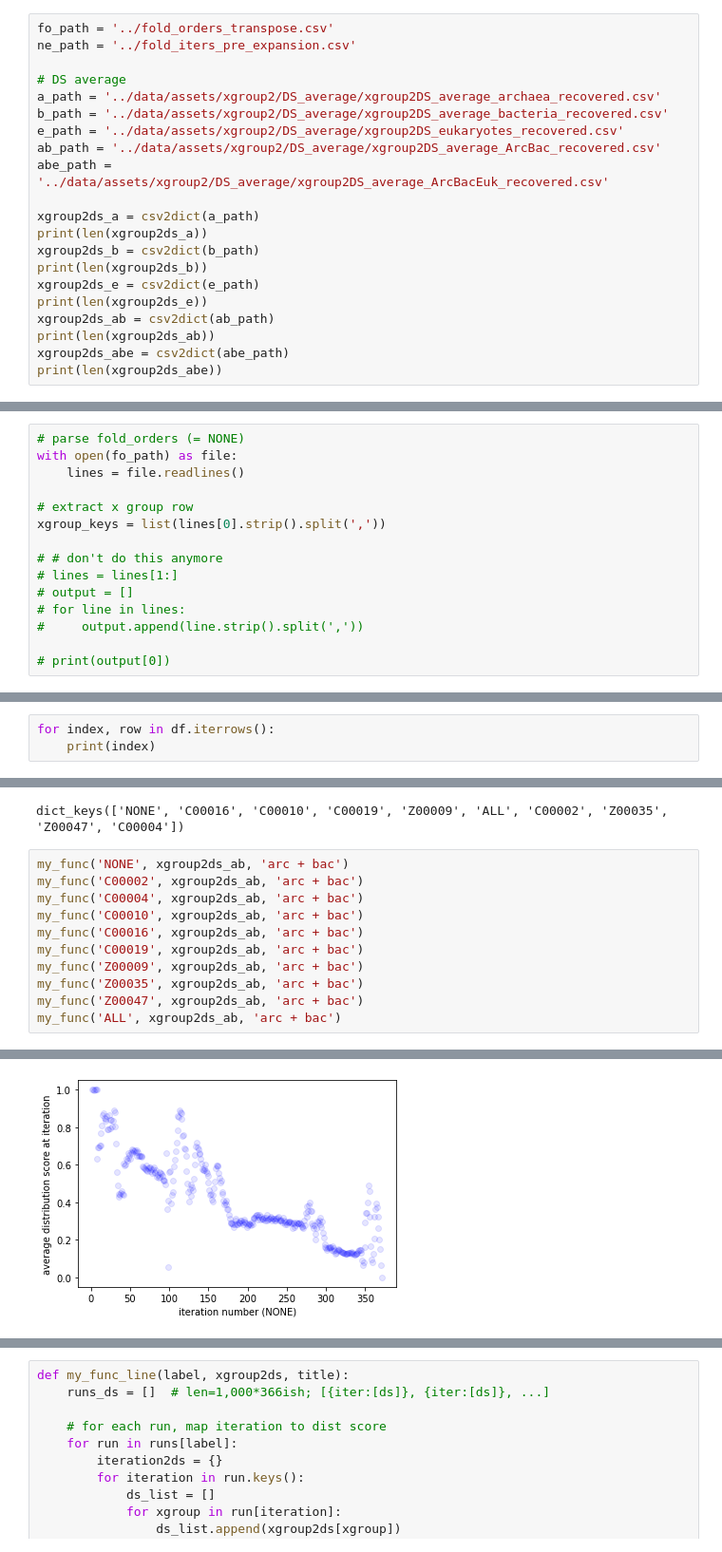
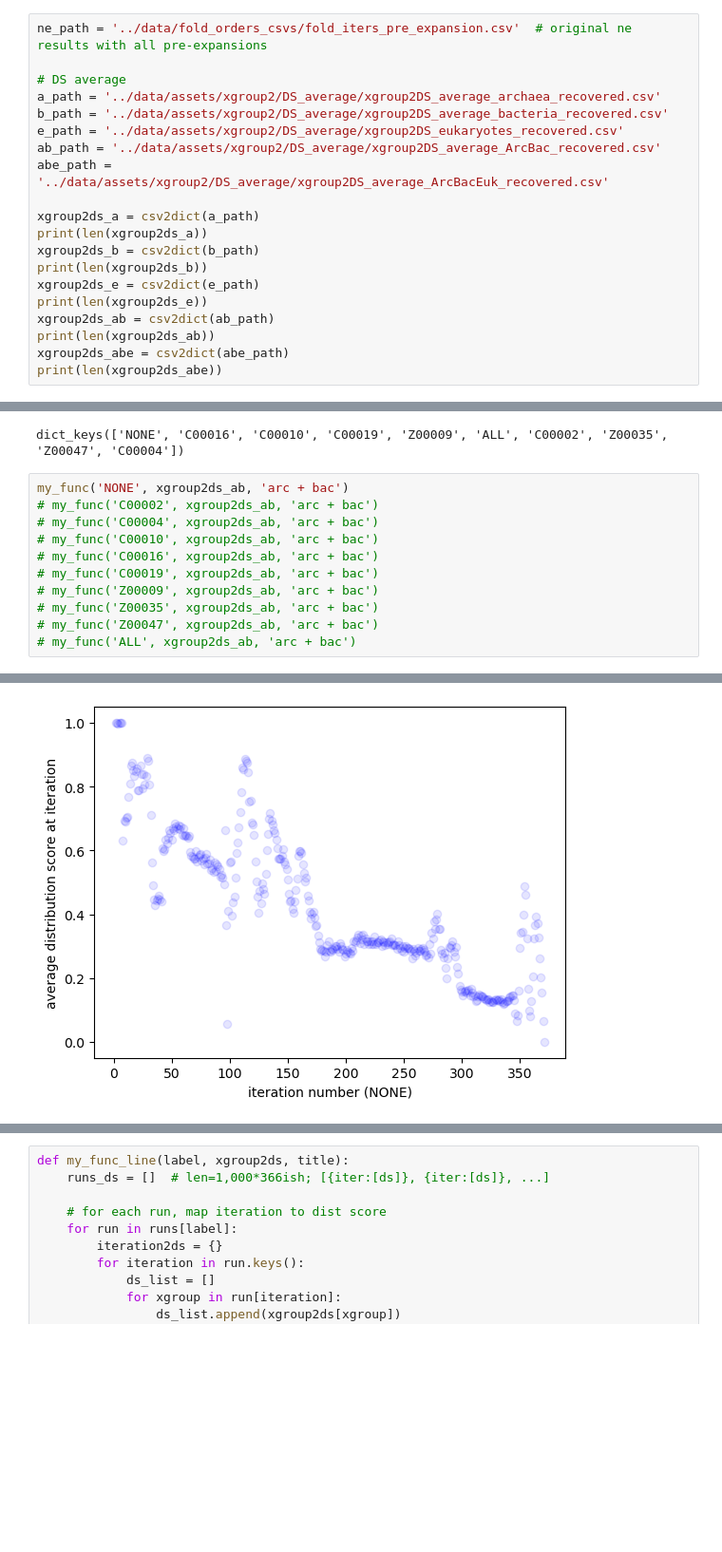
Before and after one commit to tseamuscorlett/enzyme-gated-network-expansion, a Jupyter notebook: (3B)aveDS_at_iter_vs_iterNum_20240213.ipynb, the cells around one changed output, grey strips where cells are left out. Shown at 95% size. Cells and saved outputs as stored; diff of their text form; blank space fills up the shorter version.

```diff
--- a/(3B)aveDS_at_iter_vs_iterNum_20240213.ipynb
+++ b/(3B)aveDS_at_iter_vs_iterNum_20240213.ipynb
@@ -32,8 +32,7 @@ def csv2dict(csv_file_path):
 
     return result_dict
 # %%
-fo_path = '../fold_orders_transpose.csv'
-ne_path = '../fold_iters_pre_expansion.csv'
+ne_path = '../data/fold_orders_csvs/fold_iters_pre_expansion.csv'  # original ne results with all pre-expansions
 
 # DS average
 a_path = '../data/assets/xgroup2/DS_average/xgroup2DS_average_archaea_recovered.csv'
@@ -63,15 +59,0 @@ print(len(xgroup2ds_abe))
-# %%
-# parse fold_orders (= NONE)
-with open(fo_path) as file:
-    lines = file.readlines()
-
-# extract x group row
-xgroup_keys = list(lines[0].strip().split(','))
-
-# # don't do this anymore
-# lines = lines[1:]
-# output = []
-# for line in lines:
-#     output.append(line.strip().split(','))
-
-# print(output[0])
@@ -172,3 +91,0 @@ df.head()
-# %%
-for index, row in df.iterrows():
-    print(index)
@@ -266,15 +164,15 @@ runs.keys()
 dict_keys(['NONE', 'C00016', 'C00010', 'C00019', 'Z00009', 'ALL', 'C00002', 'Z00035', 'Z00047', 'C00004'])
 # %%
 my_func('NONE', xgroup2ds_ab, 'arc + bac')
-my_func('C00002', xgroup2ds_ab, 'arc + bac')
-my_func('C00004', xgroup2ds_ab, 'arc + bac')
-my_func('C00010', xgroup2ds_ab, 'arc + bac')
-my_func('C00016', xgroup2ds_ab, 'arc + bac')
-my_func('C00019', xgroup2ds_ab, 'arc + bac')
-my_func('Z00009', xgroup2ds_ab, 'arc + bac')
-my_func('Z00035', xgroup2ds_ab, 'arc + bac')
-my_func('Z00047', xgroup2ds_ab, 'arc + bac')
-my_func('ALL', xgroup2ds_ab, 'arc + bac')
+# my_func('C00002', xgroup2ds_ab, 'arc + bac')
+# my_func('C00004', xgroup2ds_ab, 'arc + bac')
+# my_func('C00010', xgroup2ds_ab, 'arc + bac')
+# my_func('C00016', xgroup2ds_ab, 'arc + bac')
+# my_func('C00019', xgroup2ds_ab, 'arc + bac')
+# my_func('Z00009', xgroup2ds_ab, 'arc + bac')
+# my_func('Z00035', xgroup2ds_ab, 'arc + bac')
+# my_func('Z00047', xgroup2ds_ab, 'arc + bac')
+# my_func('ALL', xgroup2ds_ab, 'arc + bac')
 # %% [output]
 arc + bac
 average distribution score at iteration vs. iteration number
@@ -283 +181 @@ pearson corr = -0.8613149801868599, p_value = 2.907006094162656e-110
-[figure, old version]
+[figure, new version]
```
Also changed, not shown: parts of 15 cells of this notebook, 2 other files.
